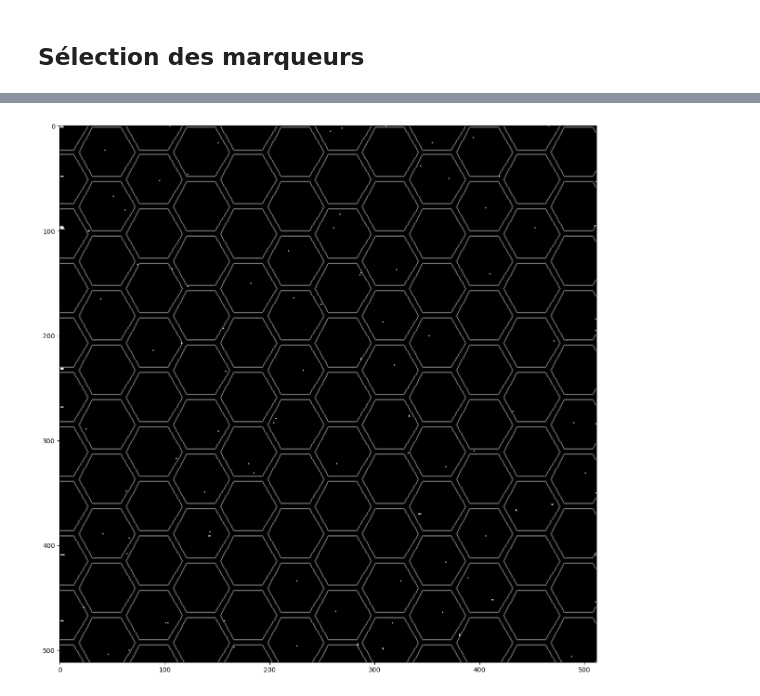
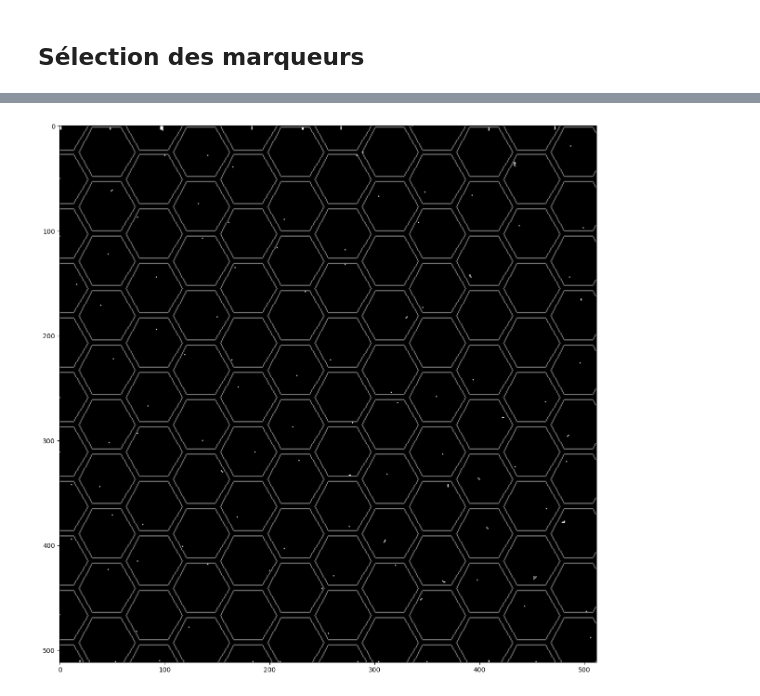
Before and after one commit to Planeurzik/Waterpixels, a Jupyter notebook: water1.ipynb, the cells around one changed output, grey strips where cells are left out. Drawn from its saved outputs; the diff is of its cells as text; code cells hidden in the pictures.

```diff
--- a/water1.ipynb
+++ b/water1.ipynb
@@ -170,58 +189,59 @@ Text(0.5, 1.0, 'Minima du gradient en blanc')
+# %%
+def est_voisin(x_i,y_i,x_j,y_j):
+    voisin = False
+    if ((x_j==x_i+1) or(x_j==x_i-1) or (x_i==x_j)) and ((y_j==y_i+1) or y_j==y_i-1 or y_j==y_i):
+        voisin = True
+    return voisin
 # %%
-def selection_marqueurs(grad_min_im,taille):
+def selection_marqueurs(grad_im,taille,rho):
     marqueurs = []
-    img_seuille = np.where(np.array(grad_min_im)>254,255,0)
-    img_labelise = nd.label(img_seuille)[0]
-    colonnes, lignes = img_seuille.shape
-    centres = calcul_hexa_centers(grad_min_im,taille)
+    centres = calcul_hexa_centers(grad_im,taille)
     for c in centres:
-        h={}
-        hex = extract_hex_points(c,taille)
-        valeurs=[]
-        for p in hex:
-            x = p[0]
-            y = p[1]
-            if x<colonnes and x>=0 and y<lignes and y>=0:
-                value = img_labelise[x][y]
-                valeurs.append(value)
-                if value != 0:
-                    if value in h:
-                        h[value] += 1
-                    else:
-                        h[value] = 1
-        val_max = 1
-        if(len(h)>0):
-            val_max = max(h,key = h.get)
-        comp_connex_max = []
-        for p in hex:
-            x = p[0]
-            y = p[1]
-            if x<colonnes and x>=0 and y<lignes and y>=0:
-                value = img_labelise[x][y]
-                if value == val_max:
-                    comp_connex_max.append((x,y))
-        marqueurs.append(comp_connex_max)
+        hex = extract_hex_grad_min(grad_im,c,int(rho*taille))
+        comp = []
+        while len(hex)>0:
+            CC=[hex[0]]
+            bl=[hex[0]]
+            Attente=[]
+            for s in hex:
+                if s not in bl:
+                    x_0,y_0 = hex[0]
+                    x_s,y_s = s
+                    if est_voisin(x_0,y_0,x_s,y_s):
+                        Attente.append(s)
+                        bl.append(s)
+            while len(Attente)>0:
+                sprime=Attente[0]
+                for s in hex:
+                    if s not in bl:
+                        x_0,y_0 = sprime
+                        x_s,y_s = s
+                        if est_voisin(x_0,y_0,x_s,y_s):
+                            Attente.append(s)
+                            bl.append(s)
+                Attente.remove(sprime)
+                CC.append(sprime)
+            comp.append(CC)
+            for b in bl:
+                hex.remove(b)
+        max_surface = max(comp, key=len)
+        marqueurs.append(max_surface)
     return marqueurs
 
 
-s=selection_marqueurs(img_selection_marqueur,int(30*0.9))
-"""
-len_max = max([len(i) for i in s])
-for i in s:
-    if len(i)==len_max:
-        print(i)
-"""
+s=selection_marqueurs(im,30,0.9)
+
 new_temp_img = Image.new(mode="L",size=img_selection_marqueur.size,color=0)
 colonnes,lignes = im.size
 for grad_coord in s:
-    for i in range(len(grad_coord)):
-        xy = grad_coord[i]
-        if xy[0]<lignes and xy[0]>=0 and xy[1]<colonnes and xy[1]>=0:
+    print(grad_coord)
+    for xy in grad_coord:
+        if xy[0]<colonnes and xy[0]>=0 and xy[1]<lignes and xy[1]>=0:
             new_temp_img.putpixel(xy,255)
-#new_temp_img.show()
 
 
 temp_hexa = hexagon_grid(Image.fromarray(np.uint8(new_temp_img)),30,0.9)
+temp_hexa.show()
 fig,ax = plt.subplots(1,1,figsize=(15,15))
 ax.imshow(temp_hexa, cmap='gray')
 # %% [output]
@@ -229 +266 @@ ax.imshow(temp_hexa, cmap='gray')
-[figure, old version]
+[figure, new version]
```
Also changed, not shown: parts of 2 cells of this notebook.
